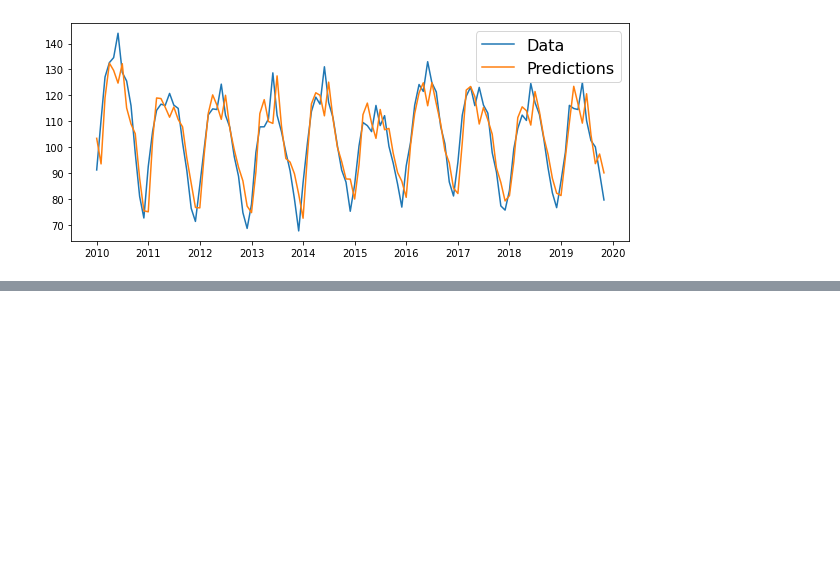
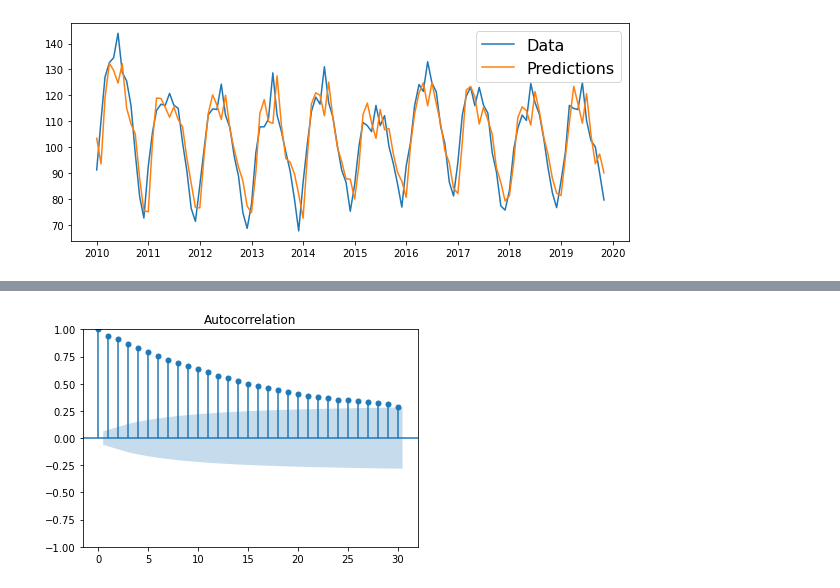
Before and after one commit to arjunc12/cmpinf2120-notebooks, a Jupyter notebook: Time-Series-Analysis/autoregression.ipynb, the cells around one changed output, grey strips where cells are left out. Cells and saved outputs as stored; diff of their text form; code cells hidden in the pictures; blank space fills up the shorter version.

```diff
--- a/Time-Series-Analysis/autoregression.ipynb
+++ b/Time-Series-Analysis/autoregression.ipynb
@@ -167,0 +185,4 @@ pylab.legend(('Data', 'Predictions'), fontsize=16)
+# %%
+acf_plot = plot_acf(simulations)
+# %% [output]
+[figure, added]
```
Also changed, not shown: parts of 8 cells of this notebook, 1 other file.
